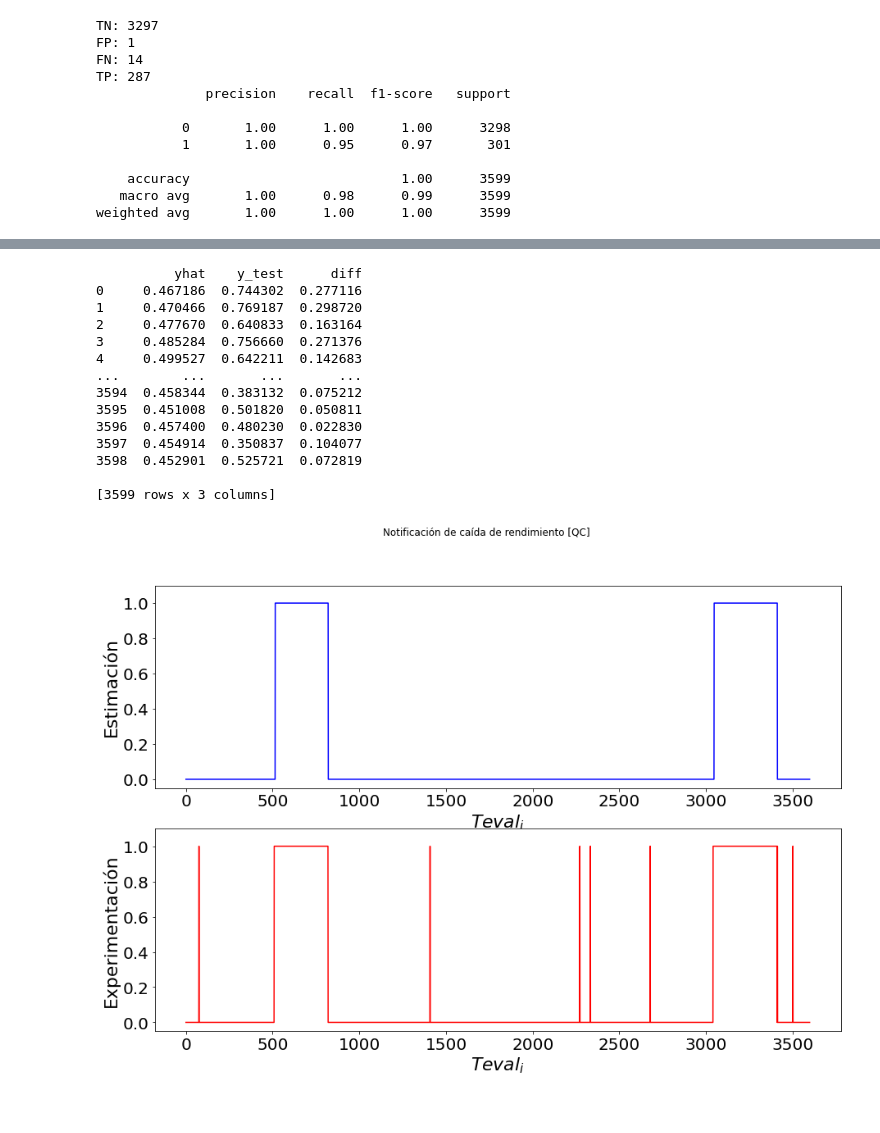
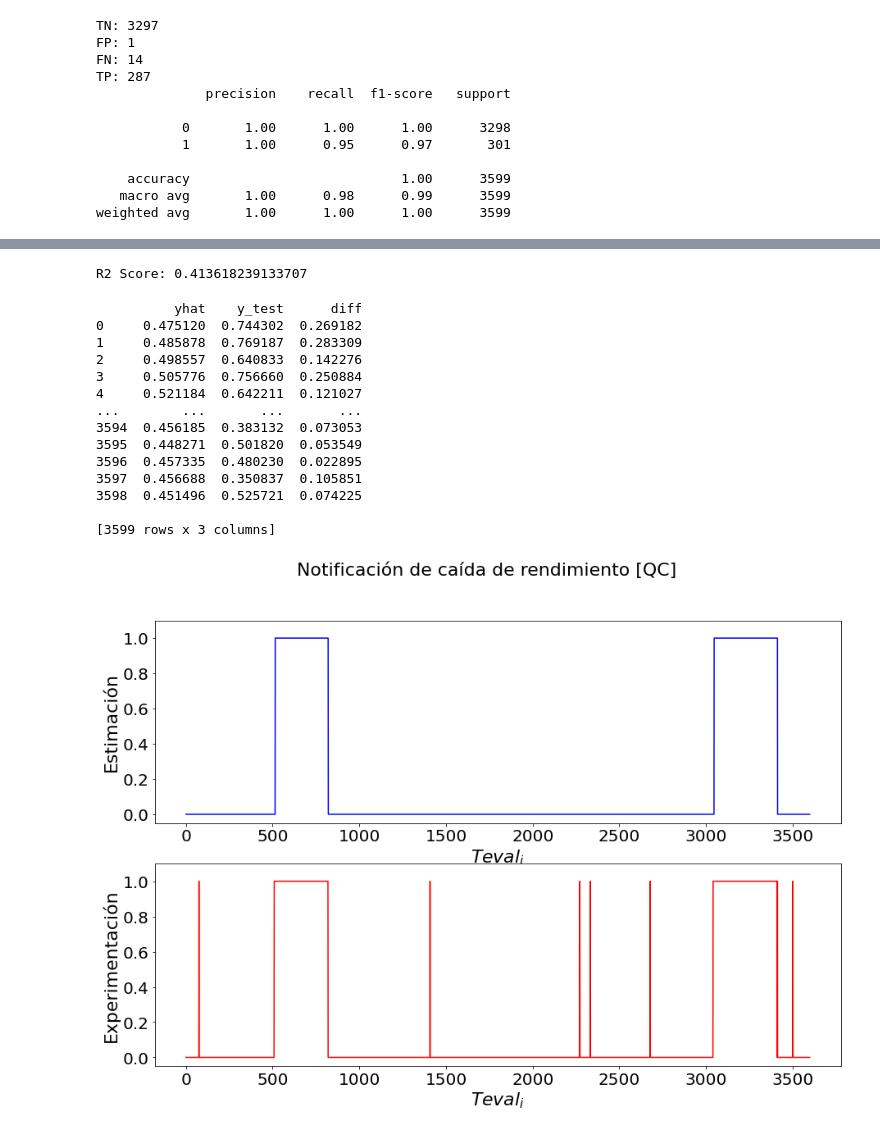
Before and after one commit to monaxiko/QoE-stimation, a Jupyter notebook: S1_Subur-mean_squared_error-ERRORs_v2.ipynb, the cells around one changed output, grey strips where cells are left out. Saved outputs shown, nothing was run; the diff lists cells and outputs as text; code cells hidden in the pictures.

```diff
--- a/S1_Subur-mean_squared_error-ERRORs_v2.ipynb
+++ b/S1_Subur-mean_squared_error-ERRORs_v2.ipynb
@@ -1063,0 +1166,21 @@ dict_keys(['loss'])
+# %%
+fig2, ( (ax2), (ax3)) = plt.subplots(nrows=2, ncols=1, sharex=True, sharey=False, figsize=(15,10))
+fig2.suptitle('Predicción DL [QoI]',fontsize=22)
+#fig2.xlabel('$Teval_i$' ,fontsize=22)
+
+ax2.plot(yhat_QoI,c='b')
+#ax1.set_xlabel('$Teval_i$' ,fontsize=22)
+ax2.set_ylabel('DL prediction', fontsize=22,rotation=90)
+ax2.set_ylim([-0.05,1.1])
+ax2.tick_params(axis='x', labelsize=20)
+ax2.tick_params(axis='y', labelsize=20)
+
+ax3.plot(y_test_QoI,c='r')
+ax3.set_xlabel('$Teval_i$' ,fontsize=22)
+ax3.set_ylabel('y_test', fontsize=22,rotation=90)
+ax3.set_ylim([-0.05,1.1])
+ax3.tick_params(axis='x', labelsize=20)
+ax3.tick_params(axis='y', labelsize=20)
+plt.savefig('../figure/S1Subur-comparisonPaperDLYtestQoI.png', format='png',bbox_inches='tight')
+
+plt.show()
@@ -1443,0 +1589,22 @@ dict_keys(['loss'])
+# %%
+fig2, ( (ax2), (ax3)) = plt.subplots(nrows=2, ncols=1, sharex=True, sharey=False, figsize=(15,10))
+fig2.suptitle('Predicción DL [QC]',fontsize=22)
+#fig2.xlabel('$Teval_i$' ,fontsize=22)
+
+
+ax2.plot(yhat_QC,c='b')
+#ax1.set_xlabel('$Teval_i$' ,fontsize=22)
+ax2.set_ylabel('DL prediction', fontsize=22,rotation=90)
+ax2.set_ylim([-0.05,1.1])
+ax2.tick_params(axis='x', labelsize=20)
+ax2.tick_params(axis='y', labelsize=20)
+
+ax3.plot(y_test_QC,c='r')
+ax3.set_xlabel('$Teval_i$' ,fontsize=22)
+ax3.set_ylabel('y_test', fontsize=22,rotation=90)
+ax3.set_ylim([-0.05,1.1])
+ax3.tick_params(axis='x', labelsize=20)
+ax3.tick_params(axis='y', labelsize=20)
+plt.savefig('../figure/S1Subur-comparisonPaperDLYtestQC.png', format='png',bbox_inches='tight')
+
+plt.show()
@@ -1444,3 +1613,7 @@ dict_keys(['loss'])
+# %%
+print('R2 Score: '+str(r2_score(y_test_QC, yhat_QC)))
+# %% [output]
+R2 Score: 0.413618239133707
 # %%
 res_QC = pd.DataFrame()
 res_QC['yhat'] = yhat_QC.ravel()
@@ -1474,45 +1647,45 @@ for i in range(0,res_QC['yhat'].shape[0]):
             notif2.append(0)
 
 
 
 x = len(notif)
 x = np.linspace(0.0, x-1, num=x)
 
 
 fig2, ((ax1), (ax2)) = plt.subplots(nrows=2, ncols=1, sharex=False, sharey=False, figsize=(15,10))
-fig2.suptitle('Notificación de caída de rendimiento [QC]')
+fig2.suptitle('Notificación de caída de rendimiento [QC]',fontsize=22)
 ax1.plot(x,notif,c='b')
 ax1.set_xlabel('$Teval_i$' ,fontsize=22)
 ax1.set_ylabel('Estimación', fontsize=22)
 ax1.set_ylim([-0.05,1.1])
 ax1.tick_params(axis='x', labelsize=20)
 ax1.tick_params(axis='y', labelsize=20)
 
 ax2.plot(x,notif2,c='r')
 ax2.set_xlabel('$Teval_i$' ,fontsize=22)
 ax2.set_ylabel('Experimentación', fontsize=22)
 ax2.set_ylim([-0.05,1.1])
 ax2.tick_params(axis='x', labelsize=20)
 ax2.tick_params(axis='y', labelsize=20)
 plt.savefig('../figure/S1Subur-NotificationsQC.png', format='png',bbox_inches='tight')
 
 plt.show()
 # %% [output]
           yhat    y_test      diff
-0     0.467186  0.744302  0.277116
-1     0.470466  0.769187  0.298720
-2     0.477670  0.640833  0.163164
-3     0.485284  0.756660  0.271376
-4     0.499527  0.642211  0.142683
+0     0.475120  0.744302  0.269182
+1     0.485878  0.769187  0.283309
+2     0.498557  0.640833  0.142276
+3     0.505776  0.756660  0.250884
+4     0.521184  0.642211  0.121027
 ...        ...       ...       ...
-3594  0.458344  0.383132  0.075212
-3595  0.451008  0.501820  0.050811
-3596  0.457400  0.480230  0.022830
-3597  0.454914  0.350837  0.104077
-3598  0.452901  0.525721  0.072819
+3594  0.456185  0.383132  0.073053
+3595  0.448271  0.501820  0.053549
+3596  0.457335  0.480230  0.022895
+3597  0.456688  0.350837  0.105851
+3598  0.451496  0.525721  0.074225
 
 [3599 rows x 3 columns]
-[figure, old version]
+[figure, new version]
 # %%
 tn, fp, fn, tp = confusion_matrix(notif2, notif).ravel()
 print('TN: %i'%tn)
```
Also changed, not shown: parts of 36 cells of this notebook, 5 other files.
